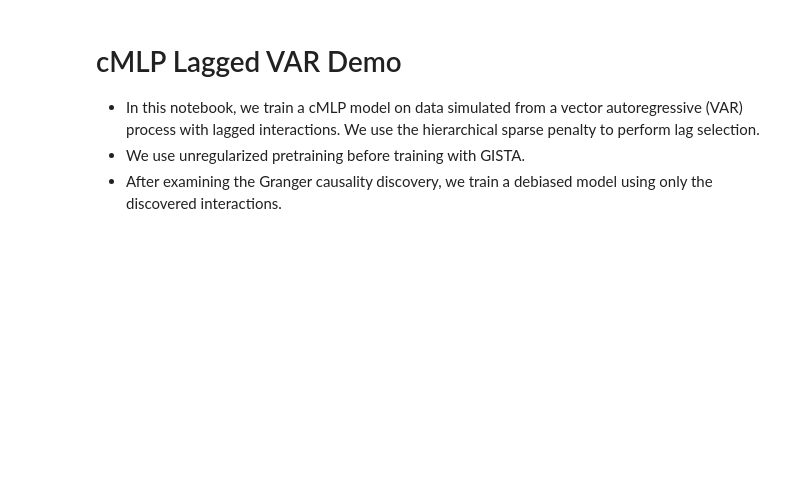
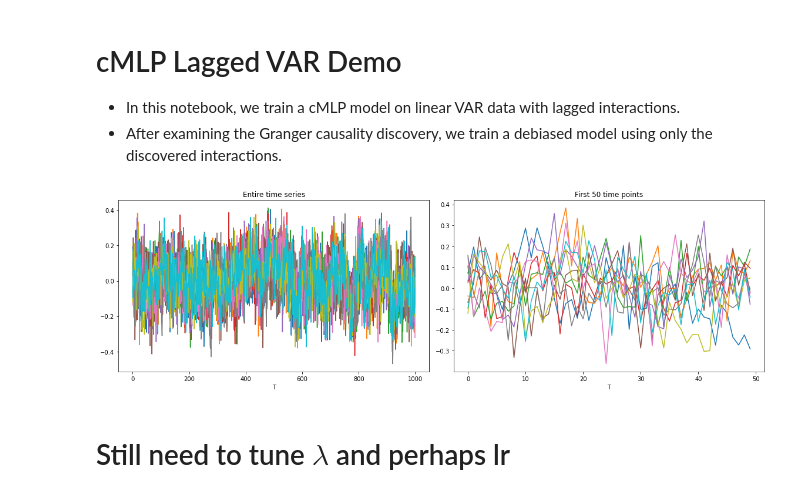
Before and after one commit to iancovert/Neural-GC, a Jupyter notebook: cmlp_lagged_var_demo.ipynb, the cells around one changed output. Cells and saved outputs as stored; diff of their text form; code cells hidden in the pictures; blank space fills up the shorter version.

```diff
--- a/cmlp_lagged_var_demo.ipynb
+++ b/cmlp_lagged_var_demo.ipynb
@@ -1,6 +1,6 @@
 # %% [markdown]
 # cMLP Lagged VAR Demo
-- In this notebook, we train a cMLP model on data simulated from a vector autoregressive (VAR) process with lagged interactions. We use the hierarchical sparse penalty to perform lag selection.
-- We use unregularized pretraining before training with GISTA.
+
+- In this notebook, we train a cMLP model on linear VAR data with lagged interactions.
 - After examining the Granger causality discovery, we train a debiased model using only the discovered interactions.
 # %%
@@ -14,16 +14,22 @@ import matplotlib.pyplot as plt
 device = torch.device('cuda')
 # %%
 # Simulate data
-p = 10
-T = 1000
-var_lag = 3
-X_np, beta, GC = simulate_var(p, T, var_lag)
+X_np, beta, GC = simulate_var(p=10, T=1000, lag=3)
 X = torch.tensor(X_np[np.newaxis], dtype=torch.float32, device=device)
 # %%
 # Plot data
 fig, axarr = plt.subplots(1, 2, figsize=(16, 5))
 axarr[0].plot(X_np)
-axarr[1].plot(X_np[:100])
+axarr[0].set_xlabel('T')
+axarr[0].set_title('Entire time series')
+axarr[1].plot(X_np[:50])
+axarr[1].set_xlabel('T')
+axarr[1].set_title('First 50 time points')
+plt.tight_layout()
 plt.show()
+# %% [output]
+[figure, added]
+# %% [markdown]
+# Still need to tune $\lambda$ and perhaps lr
 # %%
 # Set up model
```
Also changed, not shown: parts of 15 cells of this notebook, 6 other files.
